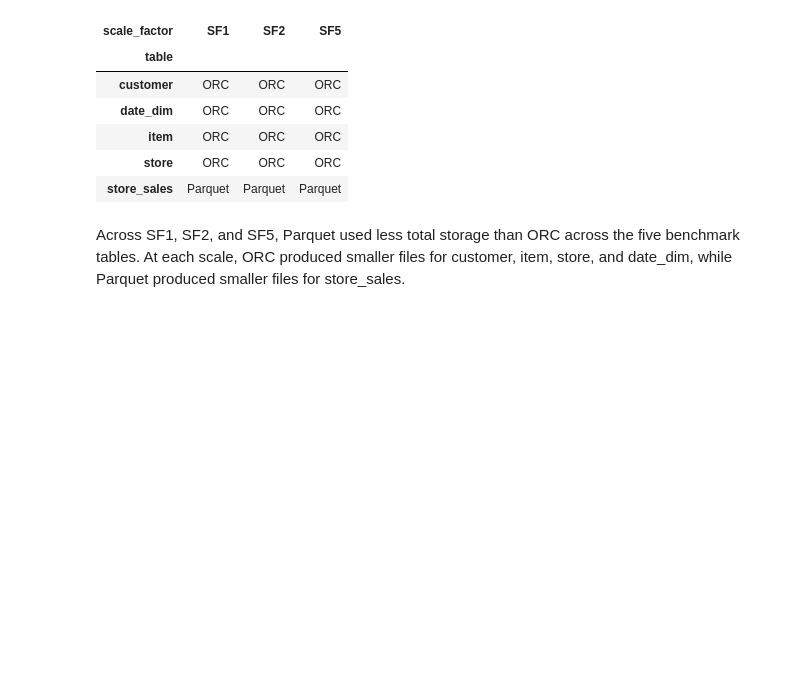
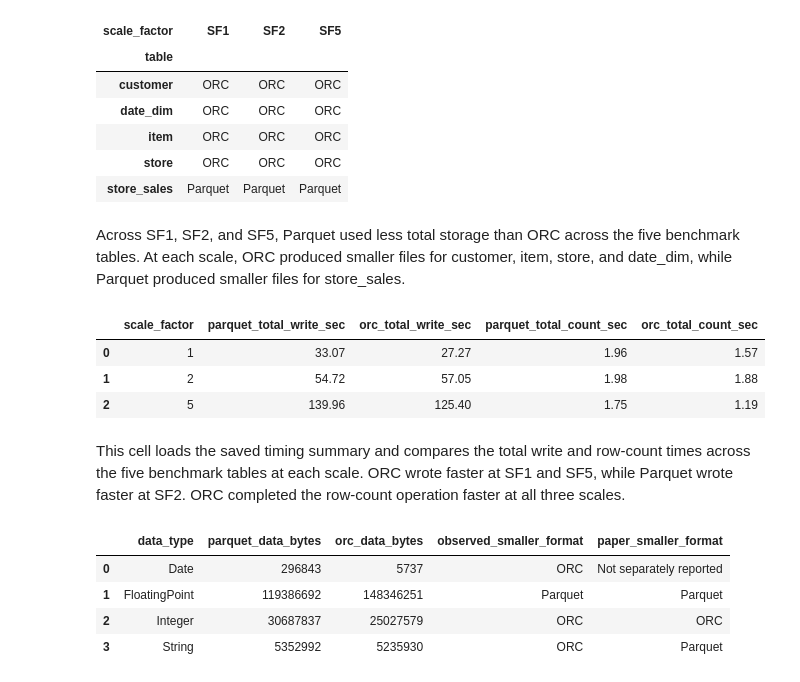
Before and after one commit to MaryamAlhosani1/TPCDS_Parquet_ORC, a Jupyter notebook: TPCDS_Parquet_ORC_Experiments.ipynb, the cells around one changed output. Saved outputs shown, nothing was run; the diff lists cells and outputs as text; code cells hidden in the pictures; blank space fills up the shorter version.

```diff
--- a/TPCDS_Parquet_ORC_Experiments.ipynb
+++ b/TPCDS_Parquet_ORC_Experiments.ipynb
@@ -71,3 +71,40 @@ display(table_winners)
 | store_sales | Parquet | Parquet | Parquet |
 # %% [markdown]
 Across SF1, SF2, and SF5, Parquet used less total storage than ORC across the five benchmark tables. At each scale, ORC produced smaller files for customer, item, store, and date_dim, while Parquet produced smaller files for store_sales.
+# %%
+from pathlib import Path
+import pandas as pd
+
+stats_dir = Path("/content/TPCDS_Parquet_ORC/results/statistics")
+timing = pd.read_csv(stats_dir / "performance_summary.csv")
+
+display(timing[[
+    "scale_factor",
+    "parquet_total_write_sec",
+    "orc_total_write_sec",
+    "parquet_total_count_sec",
+    "orc_total_count_sec",
+]].round(2))
+# %% [output]
+|  | scale_factor | parquet_total_write_sec | orc_total_write_sec | parquet_total_count_sec | orc_total_count_sec |
+| 0 | 1 | 33.07 | 27.27 | 1.96 | 1.57 |
+| 1 | 2 | 54.72 | 57.05 | 1.98 | 1.88 |
+| 2 | 5 | 139.96 | 125.40 | 1.75 | 1.19 |
+# %% [markdown]
+This cell loads the saved timing summary and compares the total write and row-count times across the five benchmark tables at each scale. ORC wrote faster at SF1 and SF5, while Parquet wrote faster at SF2. ORC completed the row-count operation faster at all three scales.
+# %%
+types = pd.read_csv(stats_dir / "data_type_comparison.csv")
+
+display(types[[
+    "data_type",
+    "parquet_data_bytes",
+    "orc_data_bytes",
+    "observed_smaller_format",
+    "paper_smaller_format",
+]])
+# %% [output]
+|  | data_type | parquet_data_bytes | orc_data_bytes | observed_smaller_format | paper_smaller_format |
+| 0 | Date | 296843 | 5737 | ORC | Not separately reported |
+| 1 | FloatingPoint | 119386692 | 148346251 | Parquet | Parquet |
+| 2 | Integer | 30687837 | 25027579 | ORC | ORC |
+| 3 | String | 5352992 | 5235930 | ORC | Parquet |
```
Also changed, not shown: parts of 3 cells of this notebook.
